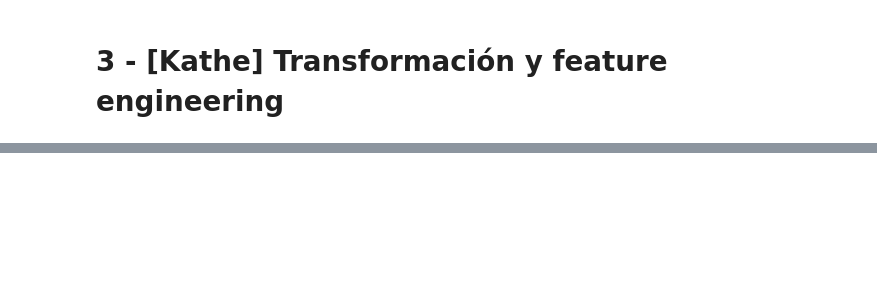
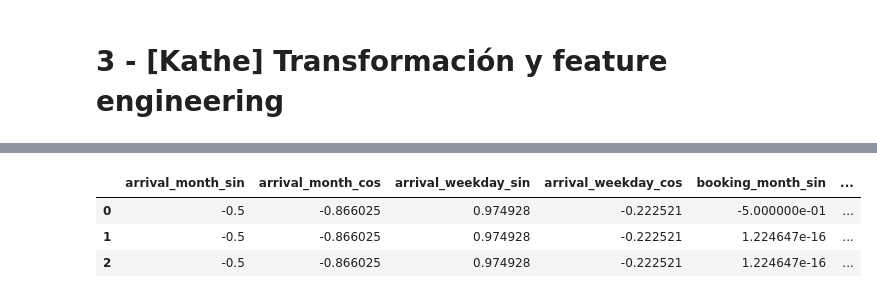
Before and after one commit to klorenzoe/hotel-booking-ML-project, a Jupyter notebook: hotel_booking_ml.ipynb, the cells around one changed output, grey strips where cells are left out. Cells and saved outputs as stored; diff of their text form; code cells hidden in the pictures; blank space fills up the shorter version.

```diff
--- a/hotel_booking_ml.ipynb
+++ b/hotel_booking_ml.ipynb
@@ -362,0 +382,61 @@ pd.DataFrame({
+# %%
+def _create_temporal_features(df: pd.DataFrame) -> pd.DataFrame:
+    """En esta función se infieren fechas y se agregan representaciones
+    cíclicas del tiempo
+    """
+    result = df.copy()
+    _MONTHS = {
+        'January': 1, 'February': 2, 'March': 3, 'April': 4,
+        'May': 5, 'June': 6, 'July': 7, 'August': 8,
+        'September': 9, 'October': 10, 'November': 11, 'December': 12
+    }
+
+    # Convertir columnas a número, las necesarias
+    lead_time_numeric = pd.to_numeric(result["lead_time"], errors="coerce")
+    year_numeric = pd.to_numeric(result["arrival_date_year"], errors="coerce")
+    day_numeric = pd.to_numeric(result["arrival_date_day_of_month"], errors="coerce")
+
+    # mapea el mes como un número
+    month = result["arrival_date_month"].map(_MONTHS)
+
+    # encontramos la fecha en que va a utilizar el alojamiento
+    # se le resta el lead time para obtener la fecha exacta de la reservación
+    arrival = pd.to_datetime(
+        {"year": year_numeric,
+          "month": month,
+          "day": day_numeric},
+        errors="coerce",
+    )
+    booking = arrival - pd.to_timedelta(lead_time_numeric, unit="D")
+
+    # El mes de la llegada del hospedado se convierte en sin/cos
+    result["arrival_month_sin"] = np.sin(2 * np.pi * month / 12)
+    result["arrival_month_cos"] = np.cos(2 * np.pi * month / 12)
+
+    # Obtenemos el dia de la semana en que va a llegar al alojamiento
+    # y lo representamos ciclicamente
+    arrival_weekday = arrival.dt.dayofweek
+    result["arrival_weekday_sin"] = np.sin(2 * np.pi * arrival_weekday / 7)
+    result["arrival_weekday_cos"] = np.cos(2 * np.pi * arrival_weekday / 7)
+
+    # En base a la fecha de booking que inferimos
+    # Representamos el mes ciclicamente
+    # Representamos el dia de la semana ciclicamente
+    result["booking_date"] = booking
+    booking_month = booking.dt.month
+    booking_weekday = booking.dt.dayofweek
+    result["booking_month_sin"] = np.sin(2 * np.pi * booking_month / 12)
+    result["booking_month_cos"] = np.cos(2 * np.pi * booking_month / 12)
+    result["booking_weekday_sin"] = np.sin(2 * np.pi * booking_weekday / 7)
+    result["booking_weekday_cos"] = np.cos(2 * np.pi * booking_weekday / 7)
+    return result
+
+
+example_df = _create_temporal_features(train_df)
+example_df[['arrival_month_sin', 'arrival_month_cos', 'arrival_weekday_sin', 'arrival_weekday_cos',
+            'booking_month_sin', 'booking_month_cos', 'booking_weekday_sin', 'booking_weekday_cos']].head(3)
+# %% [output]
+|  | arrival_month_sin | arrival_month_cos | arrival_weekday_sin | arrival_weekday_cos | booking_month_sin | ... |
+| 0 | -0.5 | -0.866025 | 0.974928 | -0.222521 | -5.000000e-01 | ... |
+| 1 | -0.5 | -0.866025 | 0.974928 | -0.222521 | 1.224647e-16 | ... |
+| 2 | -0.5 | -0.866025 | 0.974928 | -0.222521 | 1.224647e-16 | ... |
```
Also changed, not shown: parts of 17 cells of this notebook.
